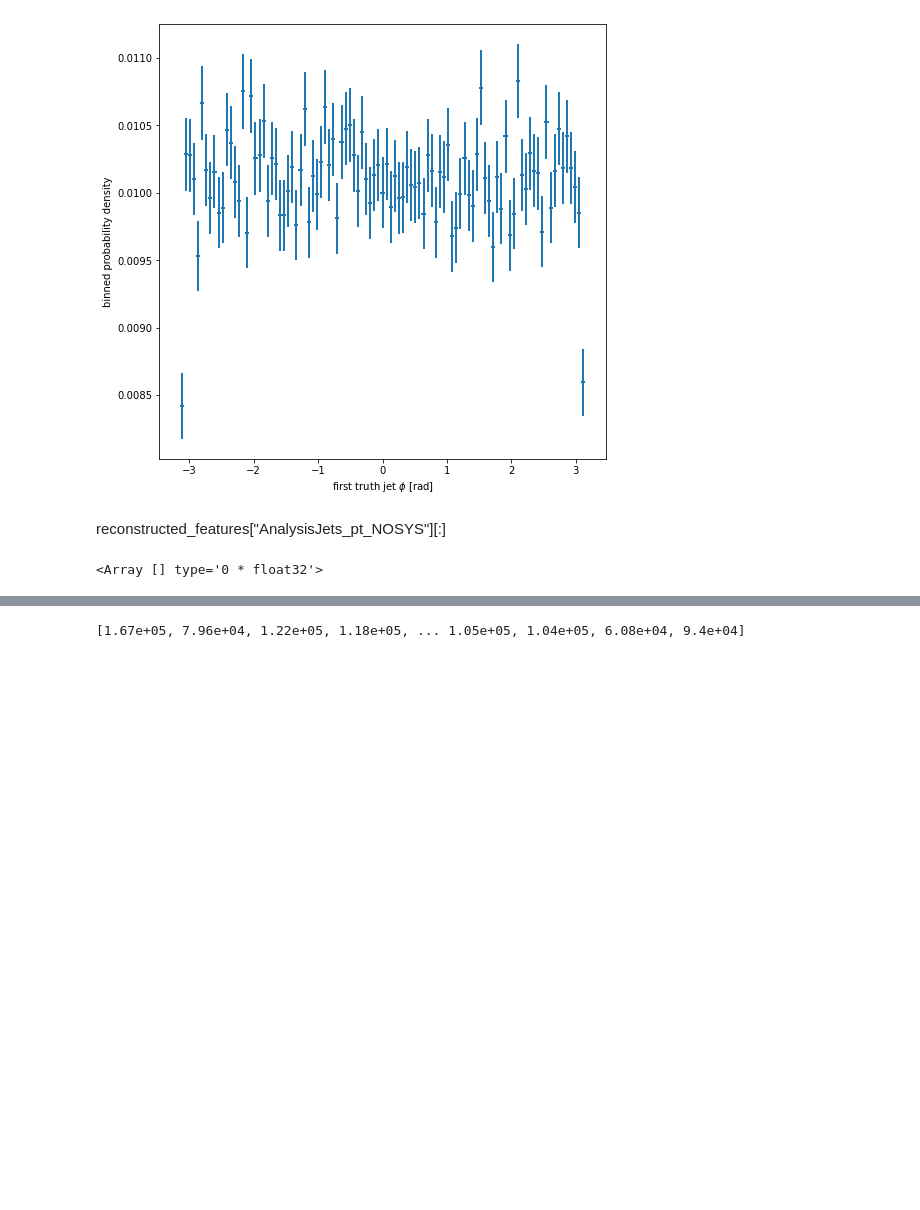
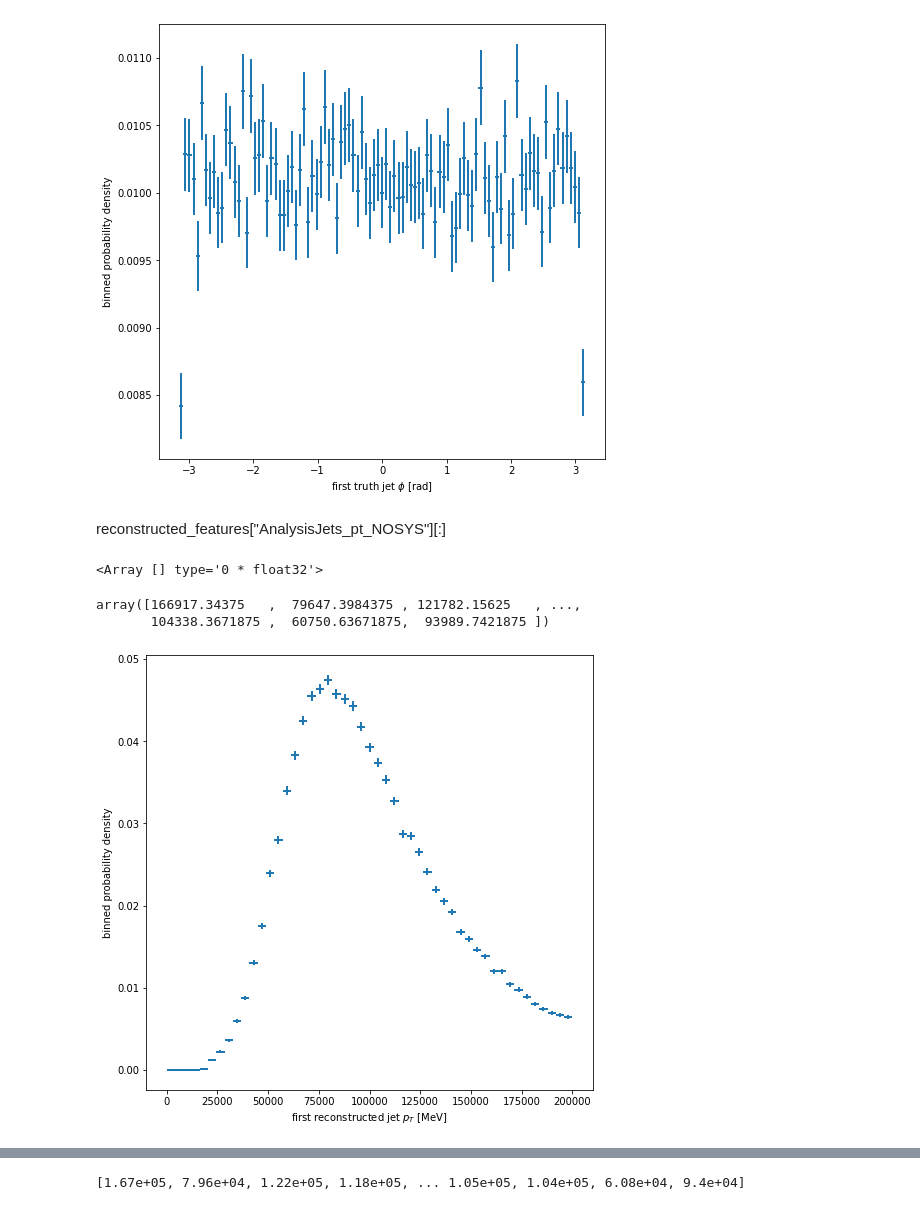
Before and after one commit to InquisitorNova/hffragKaylen, a Jupyter notebook: Test ttbar event.ipynb, the cells around one changed output, grey strips where cells are left out. Drawn from its saved outputs; the diff is of its cells as text; code cells hidden in the pictures; blank space fills up the shorter version.

```diff
--- a/Test ttbar event.ipynb
+++ b/Test ttbar event.ipynb
@@ -104,6 +104,23 @@ reconstructed_features["AnalysisJets_pt_NOSYS"][:]
 reconstructed_features["AnalysisJets_pt_NOSYS"][1059]
 # %% [output]
 <Array [] type='0 * float32'>
+# %%
+reconstructed_pt_temp = reconstructed_features["AnalysisJets_pt_NOSYS"]
+temp = []
+for x in range(len(reconstructed_pt_temp)):
+    if np.sum(np.abs(reconstructed_pt_temp[x])) != 0:
+        temp.append(reconstructed_pt_temp[x][0])
+# %%
+temp = np.array(temp)
+# %%
+temp
+# %% [output]
+array([166917.34375   ,  79647.3984375 , 121782.15625   , ...,
+       104338.3671875 ,  60750.63671875,  93989.7421875 ])
+# %%
+fig = binneddensity(temp,fixedbinning(0,200000,50),xlabel = "first reconstructed jet $p_T$ [MeV]")
+# %% [output]
+[figure, added]
 # %%
 reconstructed_pt = reconstructed_features["AnalysisJets_pt_NOSYS"]
 masked_list = []
```
Also changed, not shown: parts of 6 cells of this notebook.
